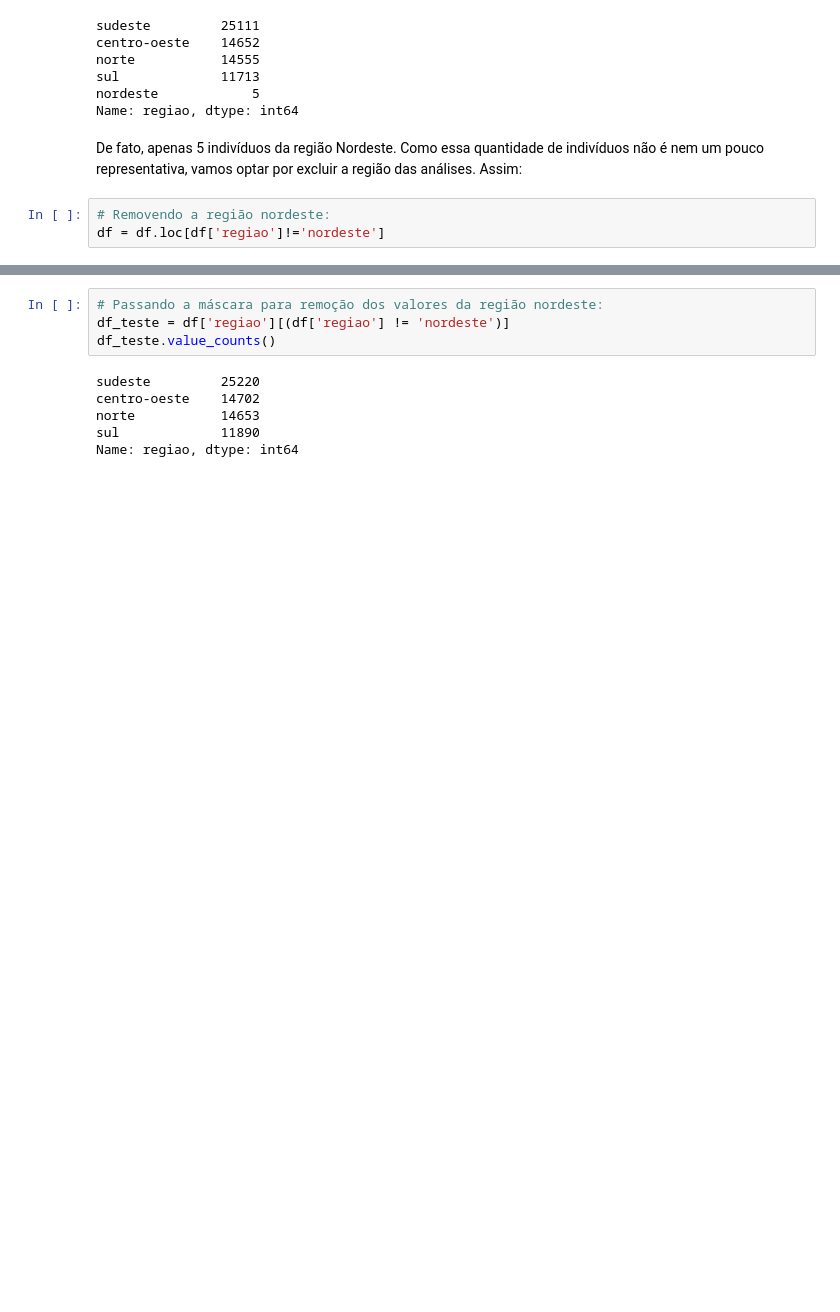
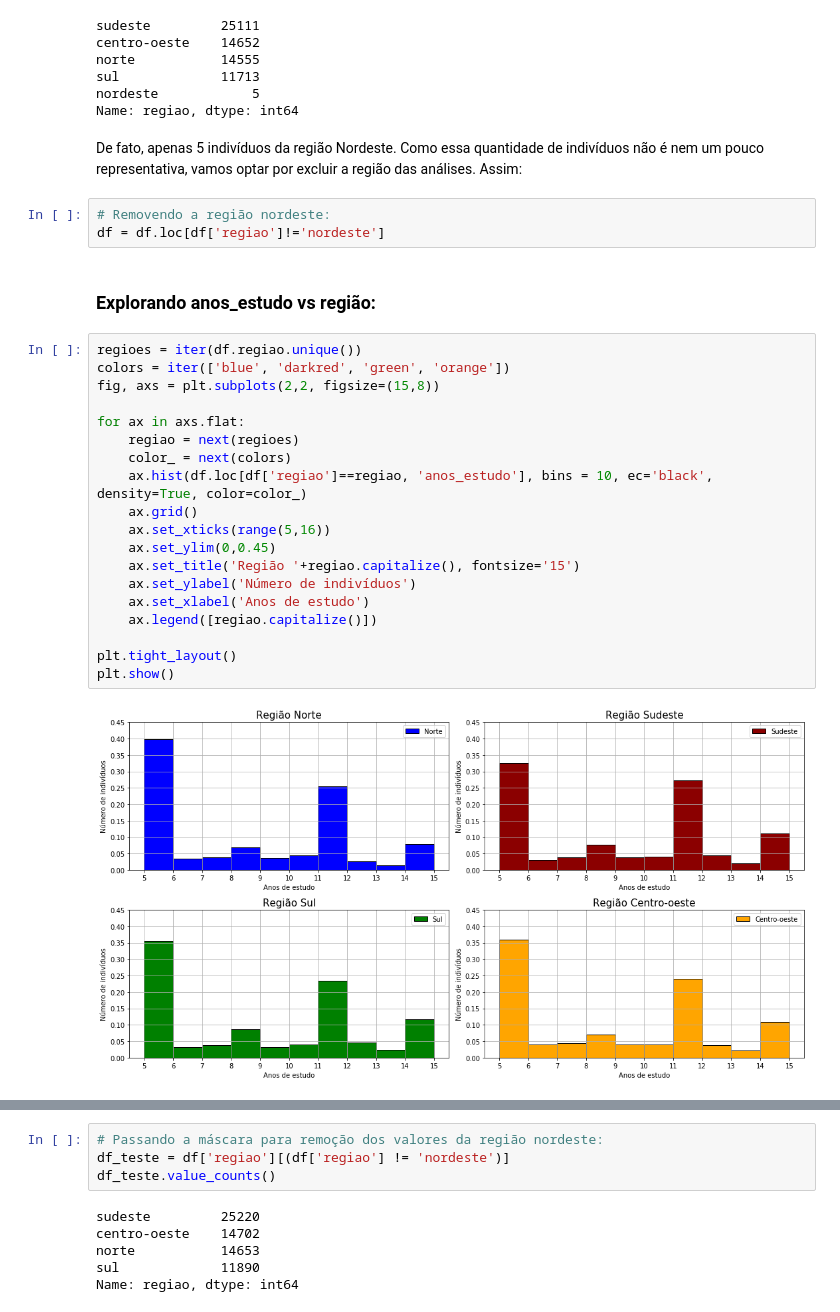
Before and after one commit to mrnascimento/Statistical-Analysis-IBGE-Data, a Jupyter notebook: Analysis_pt.ipynb, the cells around one changed output, grey strips where cells are left out. Drawn from its saved outputs; the diff is of its cells as text; blank space fills up the shorter version.

```diff
--- a/Analysis_pt.ipynb
+++ b/Analysis_pt.ipynb
@@ -122,3 +122,26 @@ De fato, apenas 5 indivíduos da região Nordeste. Como essa quantidade de indiv
 # %%
 # Removendo a região nordeste:
 df = df.loc[df['regiao']!='nordeste']
+# %% [markdown]
+### Explorando anos_estudo vs região:
+# %%
+regioes = iter(df.regiao.unique())
+colors = iter(['blue', 'darkred', 'green', 'orange'])
+fig, axs = plt.subplots(2,2, figsize=(15,8))
+
+for ax in axs.flat:
+    regiao = next(regioes)
+    color_ = next(colors)
+    ax.hist(df.loc[df['regiao']==regiao, 'anos_estudo'], bins = 10, ec='black', density=True, color=color_)
+    ax.grid()
+    ax.set_xticks(range(5,16))
+    ax.set_ylim(0,0.45)
+    ax.set_title('Região '+regiao.capitalize(), fontsize='15')
+    ax.set_ylabel('Número de indivíduos')
+    ax.set_xlabel('Anos de estudo')
+    ax.legend([regiao.capitalize()])
+
+plt.tight_layout()
+plt.show()
+# %% [output]
+[figure, added]
```
Also changed, not shown: parts of 1 cell of this notebook.
